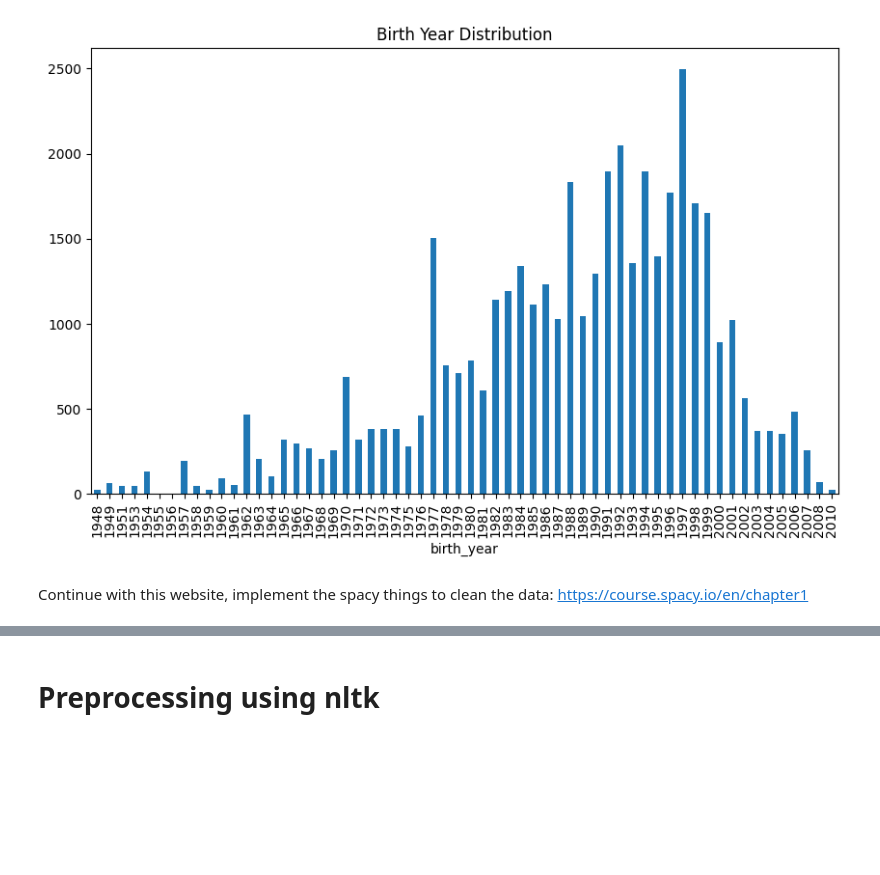
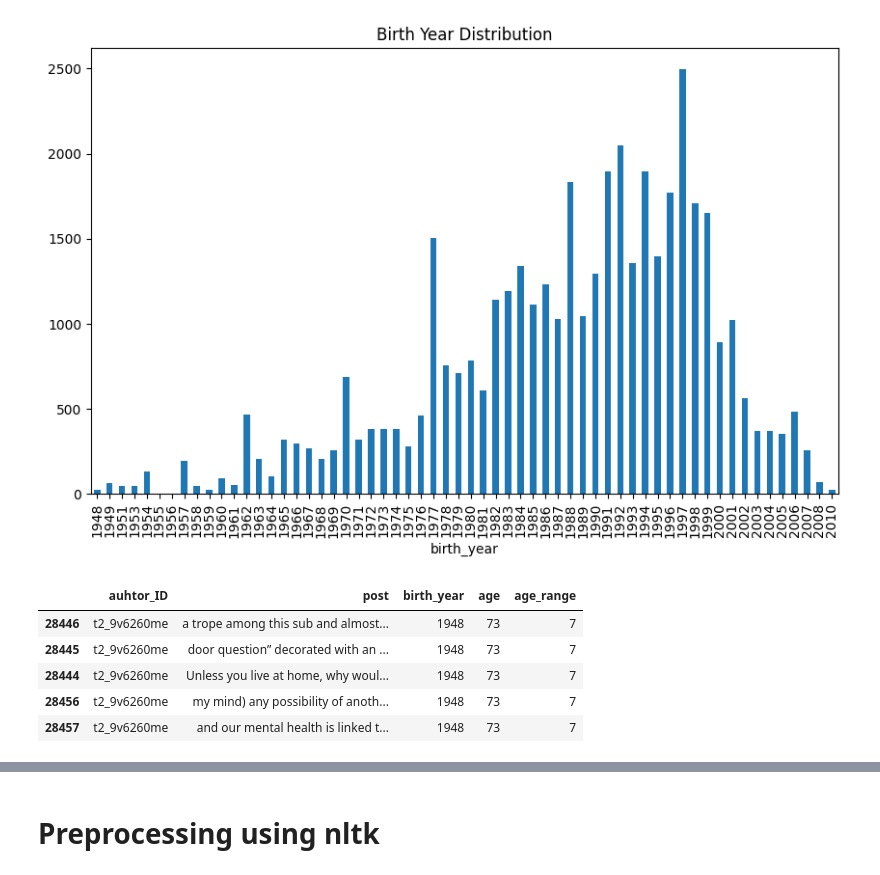
Before and after one commit to zitagodrie/Language-and-AI, a Jupyter notebook: preprocessing.ipynb, the cells around one changed output, grey strips where cells are left out. Cells and saved outputs as stored; diff of their text form; code cells hidden in the pictures; blank space fills up the shorter version.

```diff
--- a/preprocessing.ipynb
+++ b/preprocessing.ipynb
@@ -40,5 +42,16 @@ ax = df_count.plot.bar()
 plt.title('Birth Year Distribution');
 # %% [output]
 [figure]
-# %% [markdown]
-Continue with this website, implement the spacy things to clean the data: https://course.spacy.io/en/chapter1
+# %%
+delay = 0                           # in years, to account for the time between publishing and now
+current_year = datetime.now().year
+df_birthyear['age'] = current_year - df_birthyear['birth_year'] - delay
+df_birthyear['age_range'] = df_birthyear['age'] // 10
+df_birthyear.head()
+# %% [output]
+|  | auhtor_ID | post | birth_year | age | age_range |
+| 28446 | t2_9v6260me | a trope among this sub and almost... | 1948 | 73 | 7 |
+| 28445 | t2_9v6260me | door question” decorated with an ... | 1948 | 73 | 7 |
+| 28444 | t2_9v6260me | Unless you live at home, why woul... | 1948 | 73 | 7 |
+| 28456 | t2_9v6260me | my mind) any possibility of anoth... | 1948 | 73 | 7 |
+| 28457 | t2_9v6260me | and our mental health is linked t... | 1948 | 73 | 7 |
```
Also changed, not shown: parts of 9 cells of this notebook.
